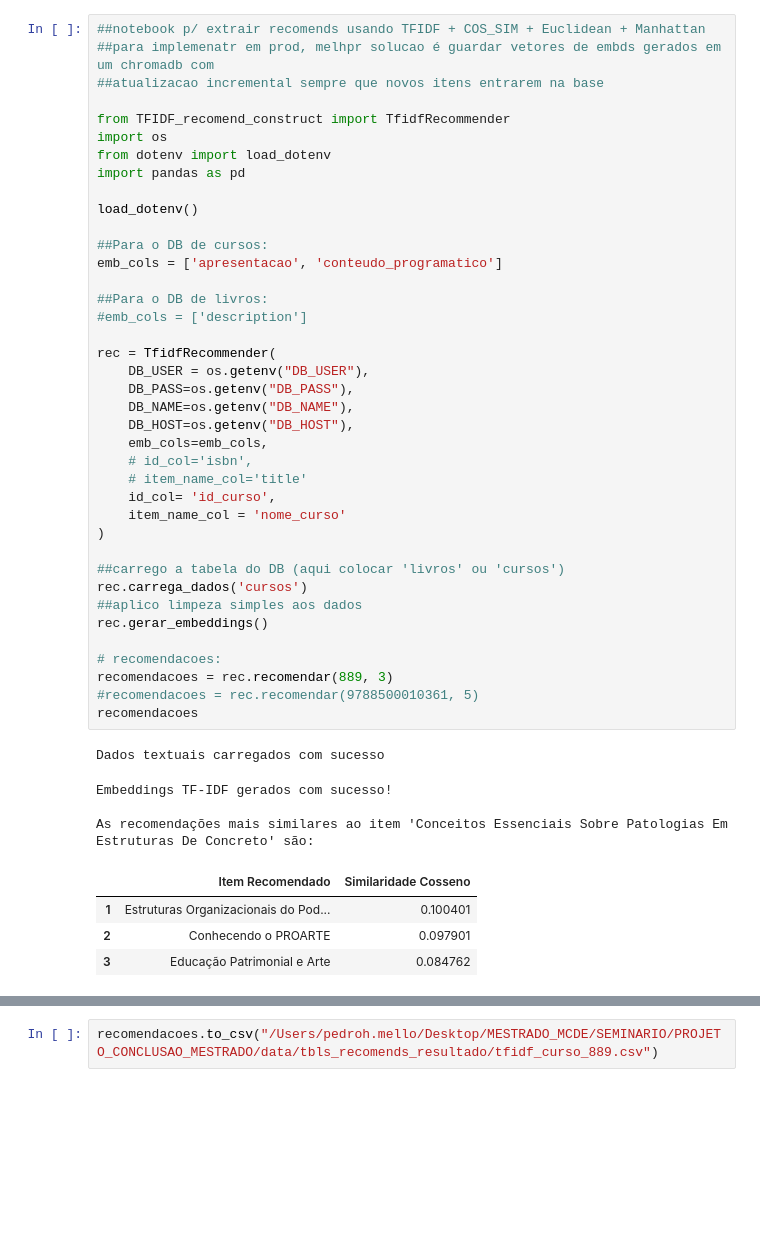
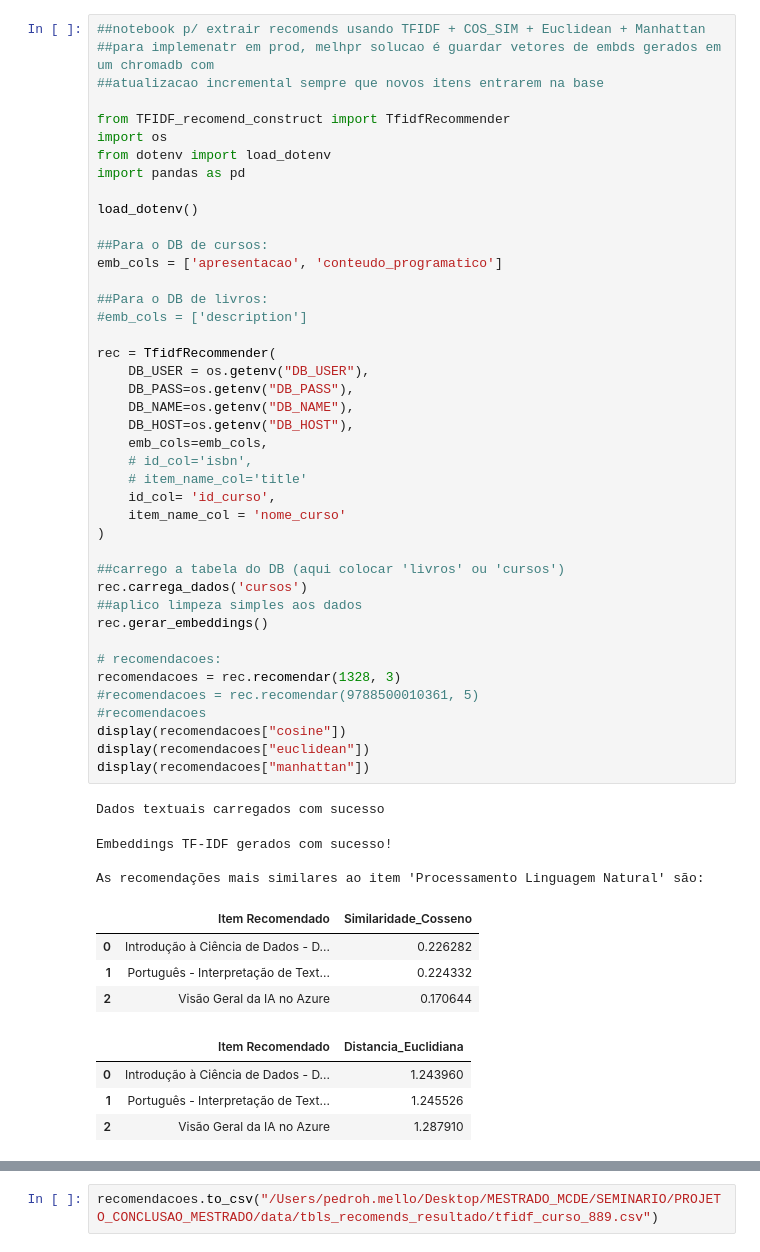
Before and after one commit to mello-pedro/dissertacao_mestrado, a Jupyter notebook: src_tfidf/extrair_recoms_TFIDF.ipynb, the cells around one changed output, grey strips where cells are left out. Saved outputs shown, nothing was run; the diff lists cells and outputs as text; blank space fills up the shorter version.

```diff
--- a/src_tfidf/extrair_recoms_TFIDF.ipynb
+++ b/src_tfidf/extrair_recoms_TFIDF.ipynb
@@ -12,37 +12,44 @@ load_dotenv()
 
 ##Para o DB de cursos:
 emb_cols = ['apresentacao', 'conteudo_programatico']
 
 ##Para o DB de livros:
 #emb_cols = ['description']
 
 rec = TfidfRecommender(
     DB_USER = os.getenv("DB_USER"),
     DB_PASS=os.getenv("DB_PASS"),
     DB_NAME=os.getenv("DB_NAME"),
     DB_HOST=os.getenv("DB_HOST"),
     emb_cols=emb_cols,
     # id_col='isbn',
     # item_name_col='title'
     id_col= 'id_curso',
     item_name_col = 'nome_curso'
 )
 
 ##carrego a tabela do DB (aqui colocar 'livros' ou 'cursos')
 rec.carrega_dados('cursos')
 ##aplico limpeza simples aos dados
 rec.gerar_embeddings()
 
 # recomendacoes:
-recomendacoes = rec.recomendar(889, 3)
+recomendacoes = rec.recomendar(1328, 3)
 #recomendacoes = rec.recomendar(9788500010361, 5)
-recomendacoes
+#recomendacoes
+display(recomendacoes["cosine"])
+display(recomendacoes["euclidean"])
+display(recomendacoes["manhattan"])
 # %% [output]
 Dados textuais carregados com sucesso
 Embeddings TF-IDF gerados com sucesso!
 
-As recomendações mais similares ao item 'Conceitos Essenciais Sobre Patologias Em Estruturas De Concreto' são:
+As recomendações mais similares ao item 'Processamento Linguagem Natural' são:
-|  | Item Recomendado | Similaridade Cosseno |
-| 1 | Estruturas Organizacionais do Pod... | 0.100401 |
-| 2 | Conhecendo o PROARTE | 0.097901 |
-| 3 | Educação Patrimonial e Arte | 0.084762 |
+|  | Item Recomendado | Similaridade_Cosseno |
+| 0 | Introdução à Ciência de Dados - D... | 0.226282 |
+| 1 | Português - Interpretação de Text... | 0.224332 |
+| 2 | Visão Geral da IA no Azure | 0.170644 |
+|  | Item Recomendado | Distancia_Euclidiana |
+| 0 | Introdução à Ciência de Dados - D... | 1.243960 |
+| 1 | Português - Interpretação de Text... | 1.245526 |
+| 2 | Visão Geral da IA no Azure | 1.287910 |
```
Also changed, not shown: parts of 2 cells of this notebook, 6 other files.
